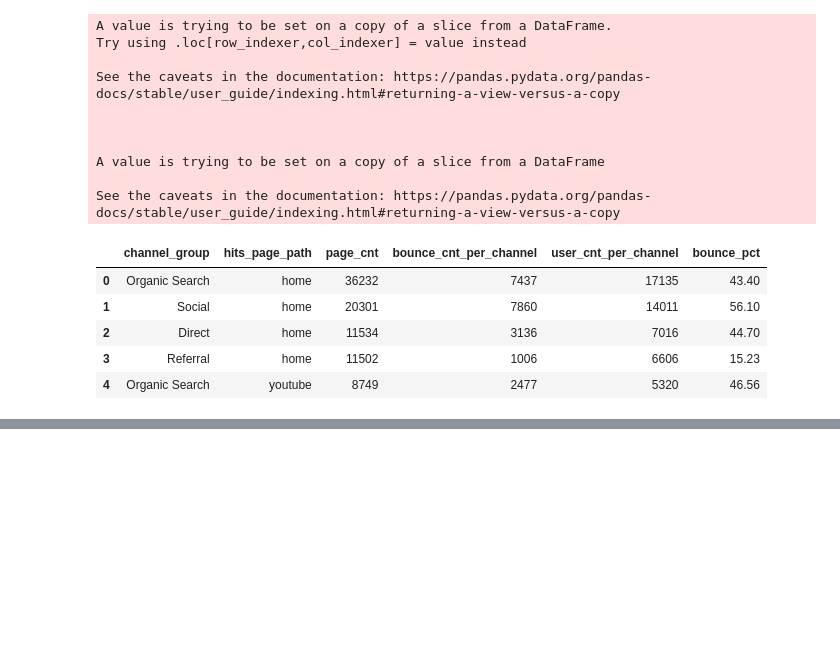
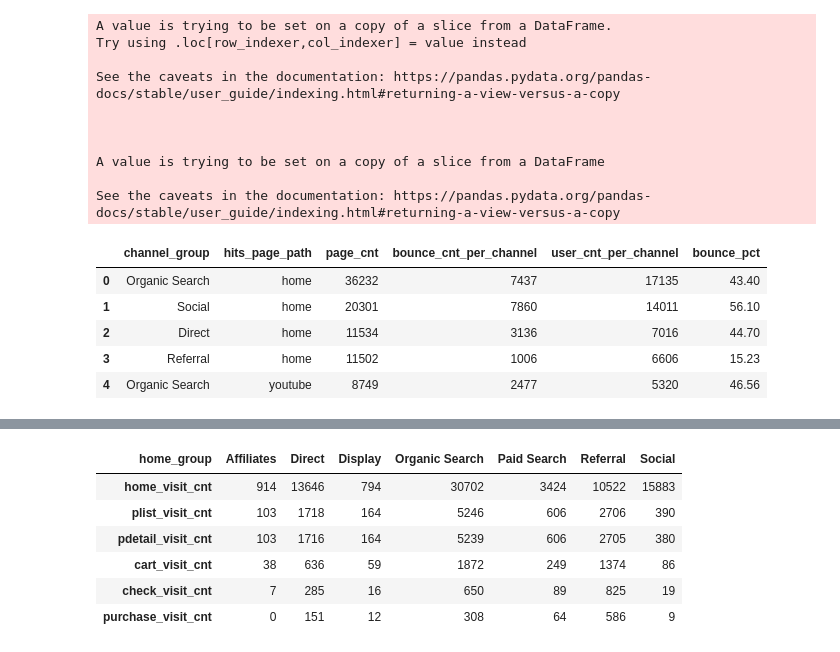
Before and after one commit to dj9678/Google_Ecommerce_Analysis, a Jupyter notebook: google ecommerce analysis.ipynb, the cells around one changed output, grey strips where cells are left out. Cells and saved outputs as stored; diff of their text form; code cells hidden in the pictures; blank space fills up the shorter version.

```diff
--- a/google ecommerce analysis.ipynb
+++ b/google ecommerce analysis.ipynb
@@ -1107,0 +1284,11 @@ fig.show()
+# %%
+df_t = df_funnel.set_index('home_group').transpose()
+df_t
+# %% [output]
+| home_group | Affiliates | Direct | Display | Organic Search | Paid Search | Referral | Social |
+| home_visit_cnt | 914 | 13646 | 794 | 30702 | 3424 | 10522 | 15883 |
+| plist_visit_cnt | 103 | 1718 | 164 | 5246 | 606 | 2706 | 390 |
+| pdetail_visit_cnt | 103 | 1716 | 164 | 5239 | 606 | 2705 | 380 |
+| cart_visit_cnt | 38 | 636 | 59 | 1872 | 249 | 1374 | 86 |
+| check_visit_cnt | 7 | 285 | 16 | 650 | 89 | 825 | 19 |
+| purchase_visit_cnt | 0 | 151 | 12 | 308 | 64 | 586 | 9 |
```
Also changed, not shown: parts of 8 cells of this notebook.
